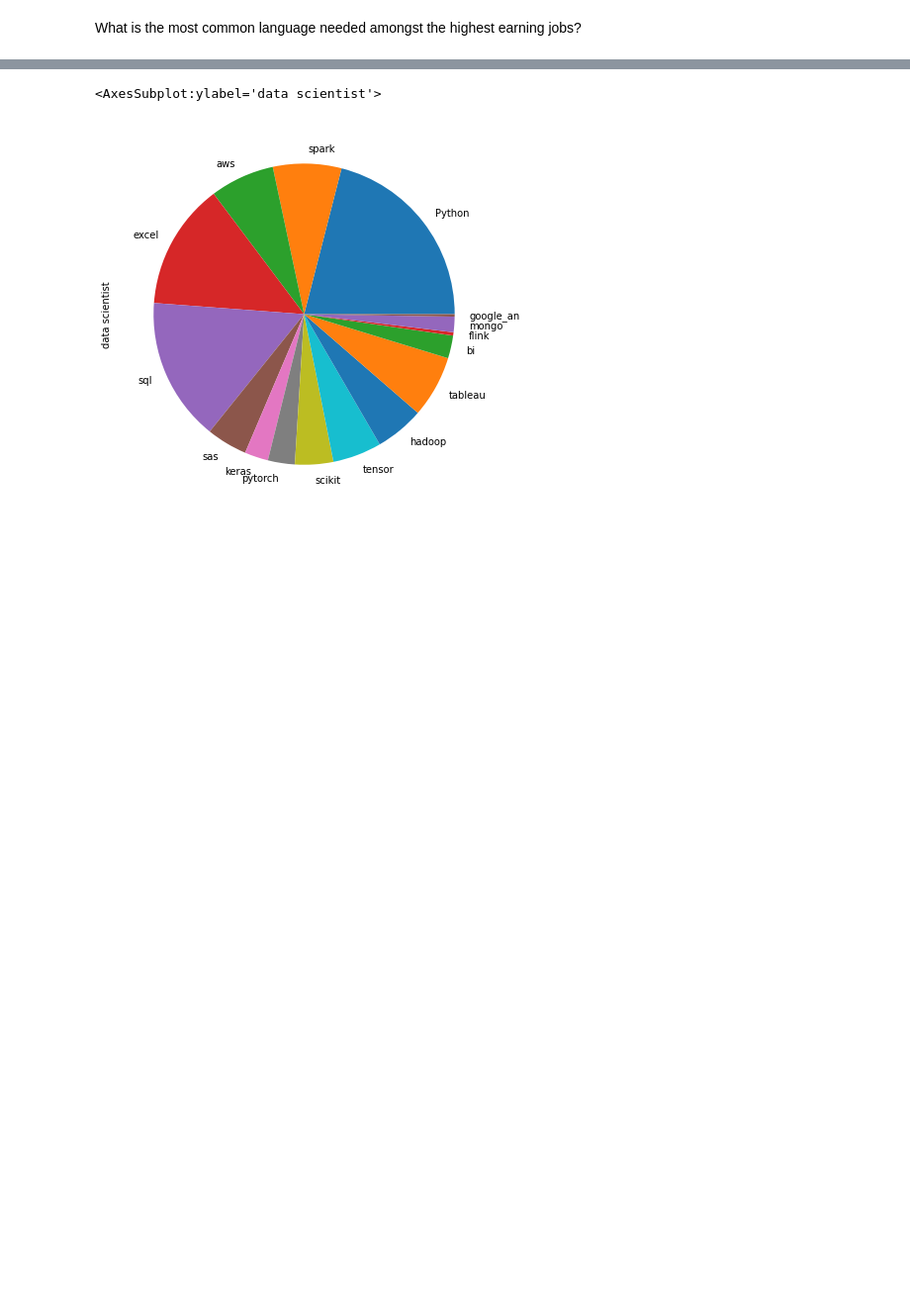
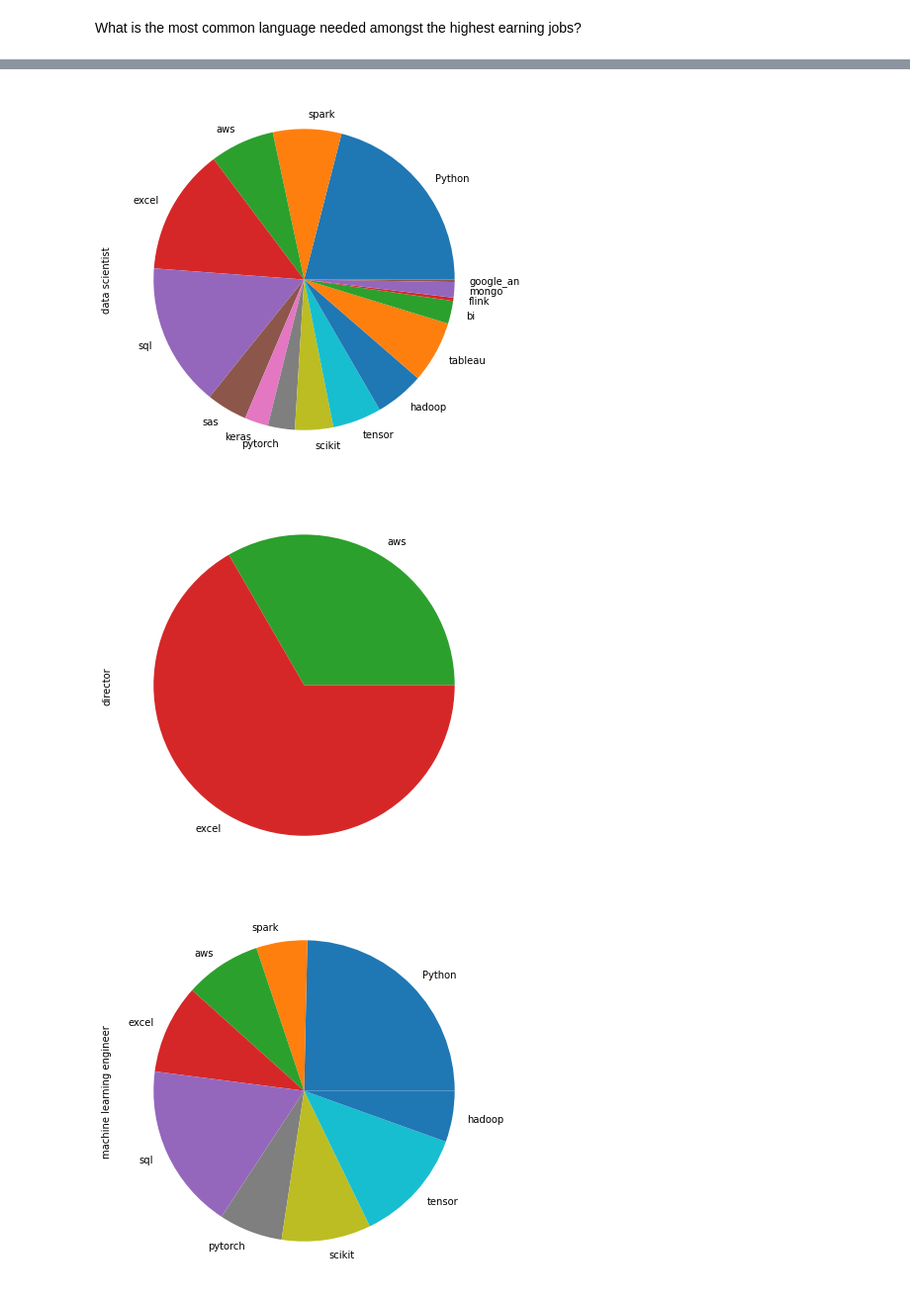
Before and after one commit to panydulce/cs103a-cpa01, a Jupyter notebook: cs103-cpa01.ipynb, the cells around one changed output, grey strips where cells are left out. Shown: that part at 99% size. Cells and saved outputs as stored; diff of their text form; code cells hidden in the pictures; blank space fills up the shorter version.

```diff
--- a/cs103-cpa01.ipynb
+++ b/cs103-cpa01.ipynb
@@ -52,10 +57,26 @@ What is the most common language needed amongst the highest earning jobs?
 # %%
-lan = df.groupby(by=["job_title_sim"]).sum()
-
+lan = df.groupby(by=["job_title_sim"]).mean()
 lan = lan.sort_values(by="Avg Salary", ascending = False).head(5)
 lan = lan.iloc[:5, 9:26]
+lan
+#lan
+
+direc = lan.loc["director"]
+direc.plot.pie(figsize =(7,7))
+plt.show()
+mle = lan.loc["machine learning engineer"]
+mle.plot.pie(figsize =(7,7))
+plt.show()
 dsp = lan.loc["data scientist"]
 dsp.plot.pie(figsize =(7,7))
+plt.show()
+de = lan.loc["data engineer"]
+de.plot.pie(figsize =(7,7))
+plt.show()
+na = lan.loc["na"]
+na.plot.pie(figsize =(7,7))
+plt.show()
 # %% [output]
-<AxesSubplot:ylabel='data scientist'>
 [figure]
+[figure, added]
+[figure, added]
```
Also changed, not shown: parts of 11 cells of this notebook.
